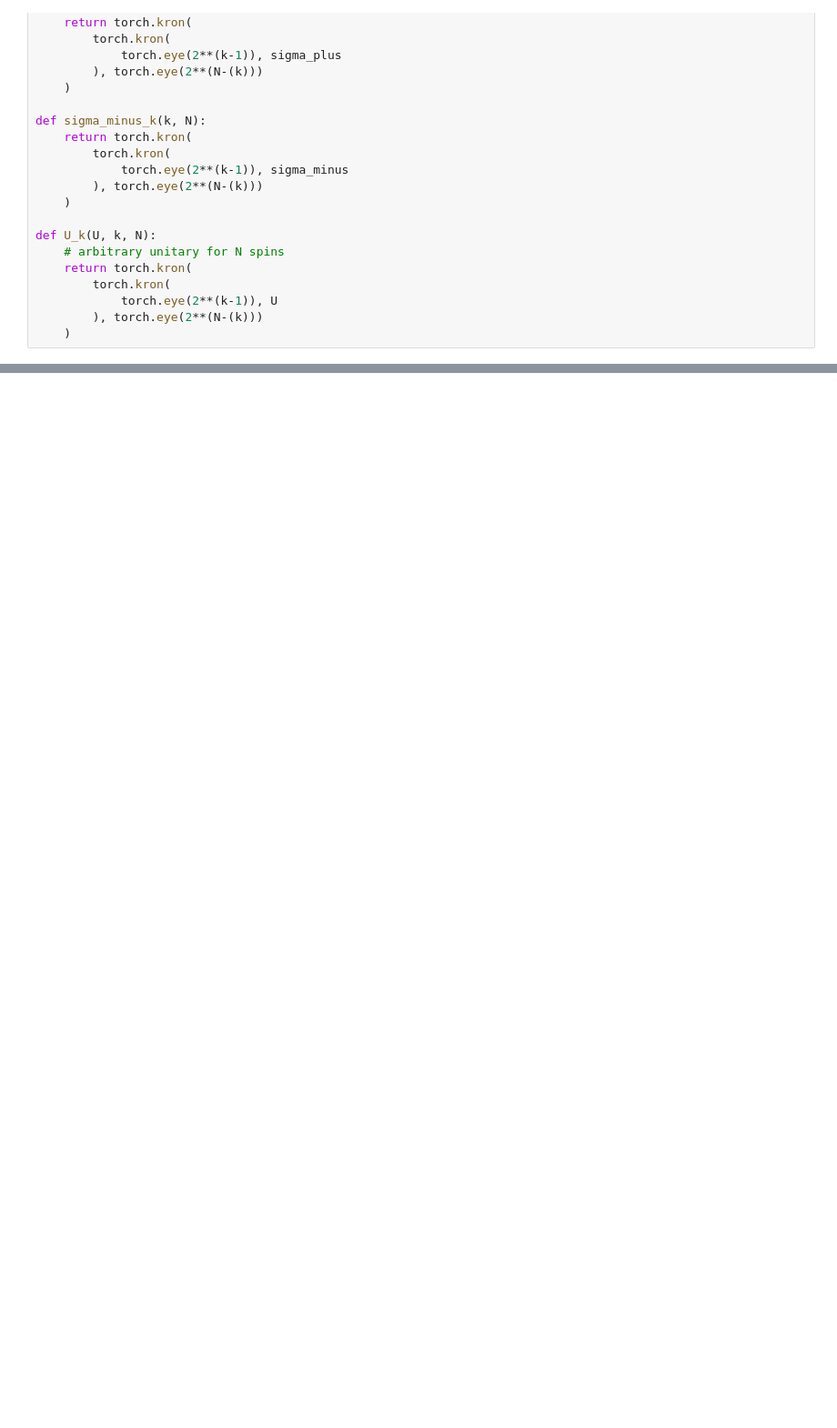
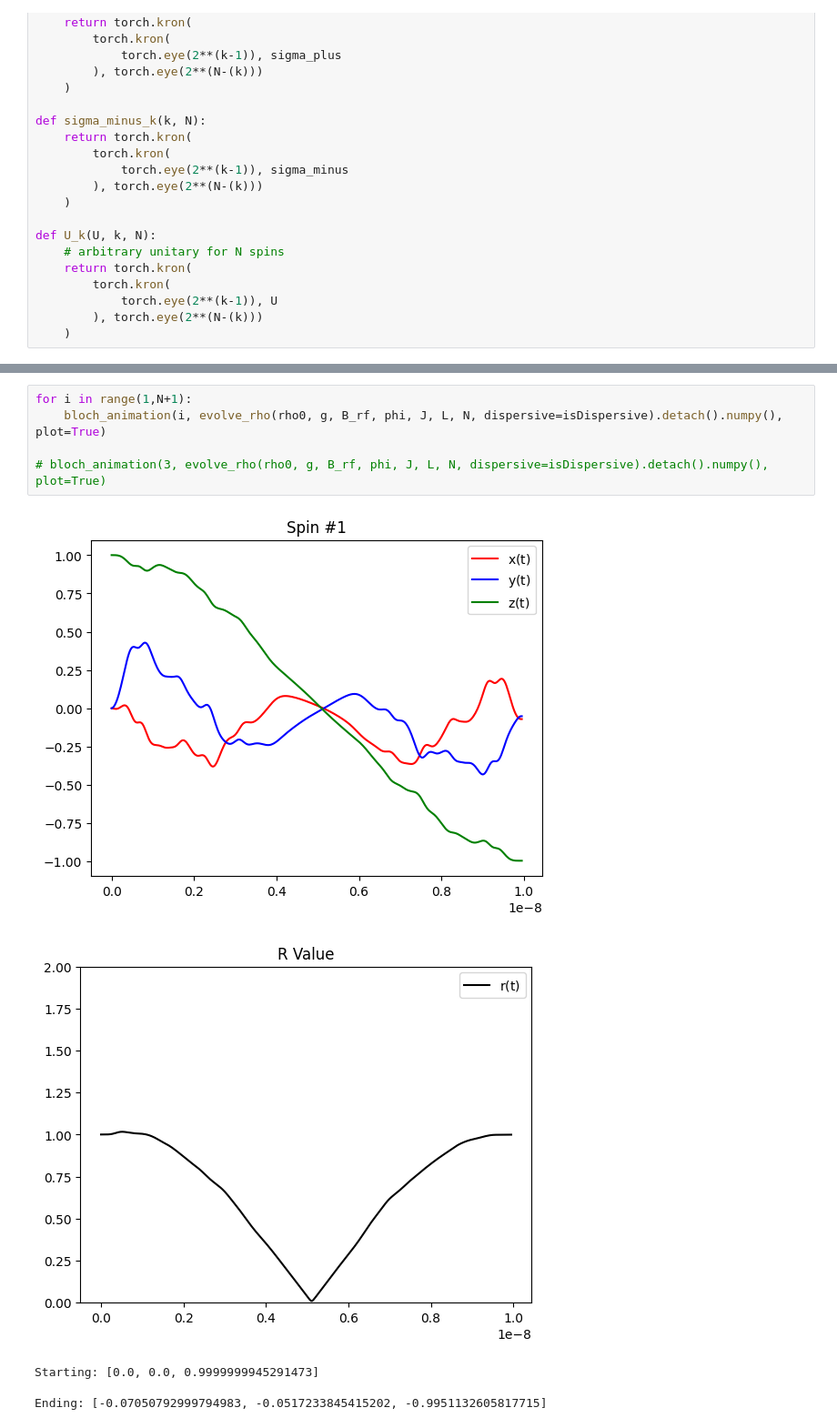
Before and after one commit to mainCSG/QuantumDotControl, a Jupyter notebook: optimal_control/optimal_unitary.ipynb, the cells around one changed output, grey strips where cells are left out. Shown: that part at 91% size. Drawn from its saved outputs; the diff is of its cells as text; blank space fills up the shorter version.

```diff
--- a/optimal_control/optimal_unitary.ipynb
+++ b/optimal_control/optimal_unitary.ipynb
@@ -526,0 +519,11 @@ Rho fidelity:
+# %%
+for i in range(1,N+1):
+    bloch_animation(i, evolve_rho(rho0, g, B_rf, phi, J, L, N, dispersive=isDispersive).detach().numpy(), plot=True)
+
+# bloch_animation(3, evolve_rho(rho0, g, B_rf, phi, J, L, N, dispersive=isDispersive).detach().numpy(), plot=True)
+# %% [output]
+[figure, added]
+[figure, added]
+Starting: [0.0, 0.0, 0.9999999945291473]
+
+Ending: [-0.07050792999794983, -0.0517233845415202, -0.9951132605817715]
```
Also changed, not shown: parts of 9 cells of this notebook, 11 other files.
